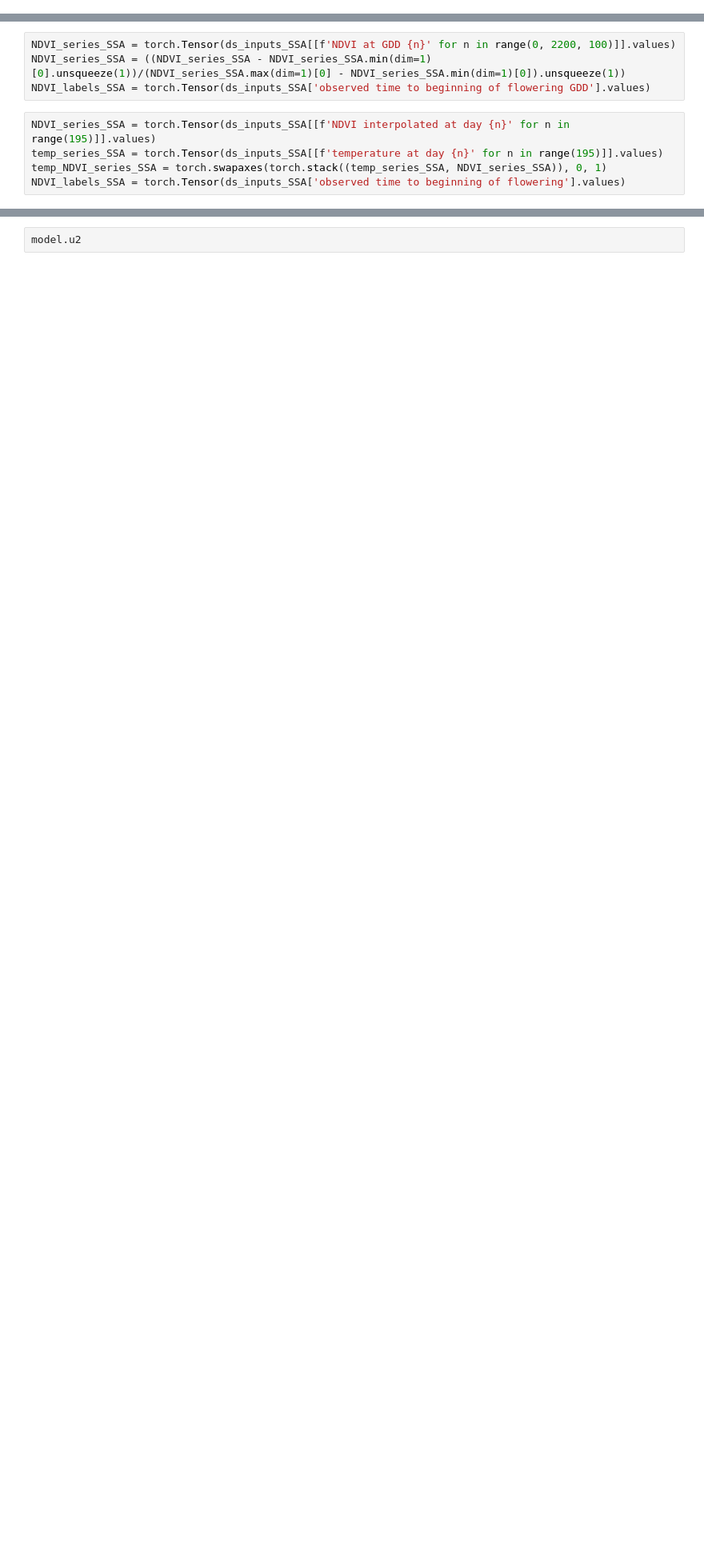
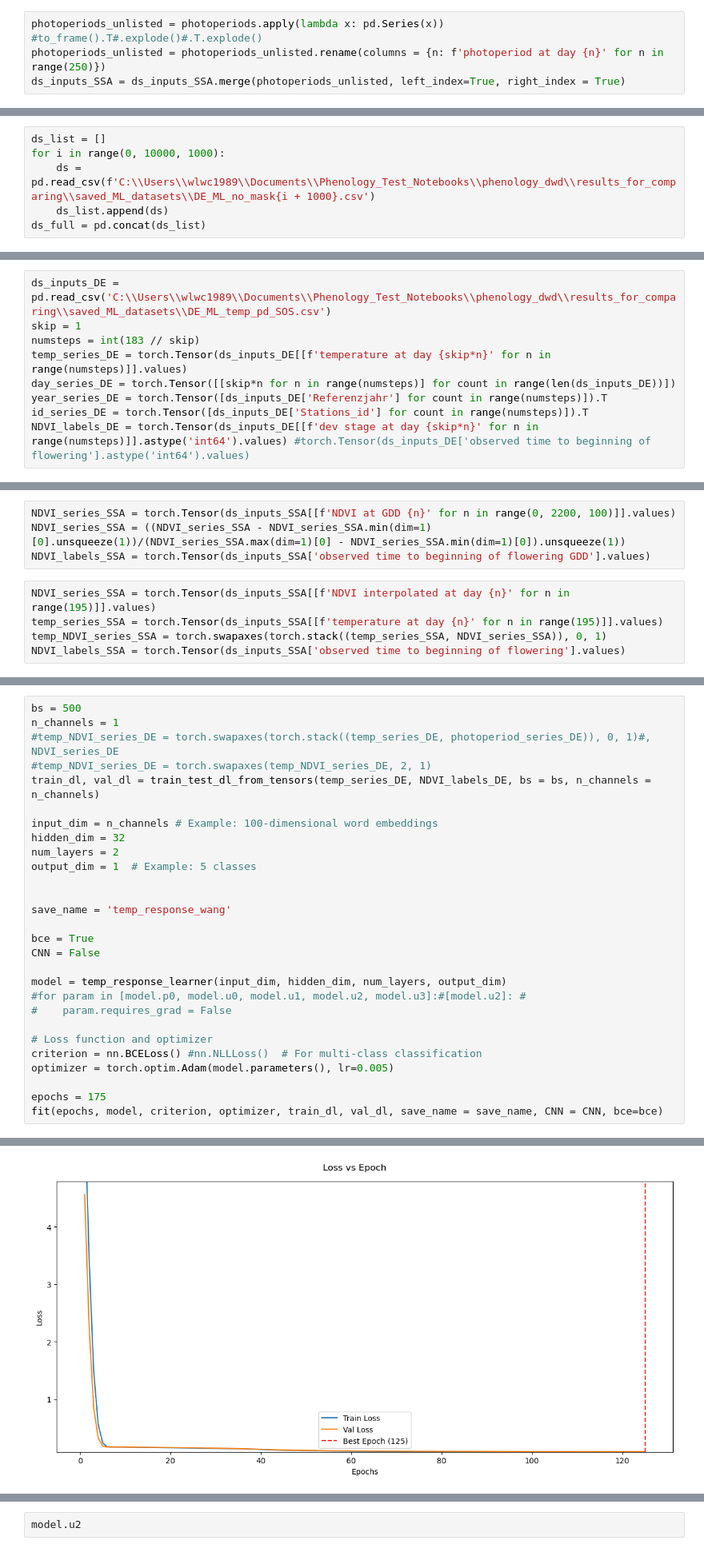
Before and after one commit to MartinP556/ML_algorithms, a Jupyter notebook: LSTM.ipynb, the cells around one changed output, grey strips where cells are left out. Shown at 80% size. Saved outputs shown, nothing was run; the diff lists cells and outputs as text; blank space fills up the shorter version.

```diff
--- a/LSTM.ipynb
+++ b/LSTM.ipynb
@@ -33,0 +76,4 @@ import modelling_fctns
+# %%
+photoperiods_unlisted = photoperiods.apply(lambda x: pd.Series(x)) #to_frame().T#.explode()#.T.explode()
+photoperiods_unlisted = photoperiods_unlisted.rename(columns = {n: f'photoperiod at day {n}' for n in range(250)})
+ds_inputs_SSA = ds_inputs_SSA.merge(photoperiods_unlisted, left_index=True, right_index = True)
@@ -318,3 +373,9 @@ ds_inputs_DE = ds_inputs_DE.loc[ds_inputs_DE['NDVI interpolated at day 0'] >= 0]
 #ds_inputs_DE = ds_inputs_DE.loc[ds_inputs_DE['NDVI at GDD 0'] >= 0]
 #offset_sample = np.int64(truncnorm.rvs(-1, 1, size=len(ds_inputs_DE))*30) + 30
 #resamples = ds_inputs_DE.reset_index().apply(lambda row: offset_dates(row, offset_sample), axis=1)#[0]
+# %%
+ds_list = []
+for i in range(0, 10000, 1000):
+    ds = pd.read_csv(f'C:\\Users\\wlwc1989\\Documents\\Phenology_Test_Notebooks\\phenology_dwd\\results_for_comparing\\saved_ML_datasets\\DE_ML_no_mask{i + 1000}.csv')
+    ds_list.append(ds)
+ds_full = pd.concat(ds_list)
@@ -355,3 +501,12 @@ NDVI_labels_SSA = torch.Tensor(ds_inputs_SSA[[f'dev stage at day {skip*n}' for n
+# %%
+ds_inputs_DE = pd.read_csv('C:\\Users\\wlwc1989\\Documents\\Phenology_Test_Notebooks\\phenology_dwd\\results_for_comparing\\saved_ML_datasets\\DE_ML_temp_pd_SOS.csv')
+skip = 1
+numsteps = int(183 // skip)
+temp_series_DE = torch.Tensor(ds_inputs_DE[[f'temperature at day {skip*n}' for n in range(numsteps)]].values)
+day_series_DE = torch.Tensor([[skip*n for n in range(numsteps)] for count in range(len(ds_inputs_DE))])
+year_series_DE = torch.Tensor([ds_inputs_DE['Referenzjahr'] for count in range(numsteps)]).T
+id_series_DE = torch.Tensor([ds_inputs_DE['Stations_id'] for count in range(numsteps)]).T
+NDVI_labels_DE = torch.Tensor(ds_inputs_DE[[f'dev stage at day {skip*n}' for n in range(numsteps)]].astype('int64').values) #torch.Tensor(ds_inputs_DE['observed time to beginning of flowering'].astype('int64').values)
 # %%
 skip = 4
 numsteps = int(183 // skip) #int(203 // skip)
@@ -468,0 +686,29 @@ def plot_from_saved(savename, model, val_dl):
+# %%
+bs = 500
+n_channels = 1
+#temp_NDVI_series_DE = torch.swapaxes(torch.stack((temp_series_DE, photoperiod_series_DE)), 0, 1)#, NDVI_series_DE
+#temp_NDVI_series_DE = torch.swapaxes(temp_NDVI_series_DE, 2, 1)
+train_dl, val_dl = train_test_dl_from_tensors(temp_series_DE, NDVI_labels_DE, bs = bs, n_channels = n_channels)
+
+input_dim = n_channels # Example: 100-dimensional word embeddings
+hidden_dim = 32
+num_layers = 2
+output_dim = 1  # Example: 5 classes
+
+
+save_name = 'temp_response_wang'
+
+bce = True
+CNN = False
+
+model = temp_response_learner(input_dim, hidden_dim, num_layers, output_dim)
+#for param in [model.p0, model.u0, model.u1, model.u2, model.u3]:#[model.u2]: #
+#    param.requires_grad = False
+
+# Loss function and optimizer
+criterion = nn.BCELoss() #nn.NLLLoss()  # For multi-class classification
+optimizer = torch.optim.Adam(model.parameters(), lr=0.005)
+
+epochs = 175
+fit(epochs, model, criterion, optimizer, train_dl, val_dl, save_name = save_name, CNN = CNN, bce=bce)
+# %% [output]
@@ -468,0 +732 @@ def plot_from_saved(savename, model, val_dl):
+[figure, added]
```
Also changed, not shown: parts of 104 cells of this notebook, 1 other file.
